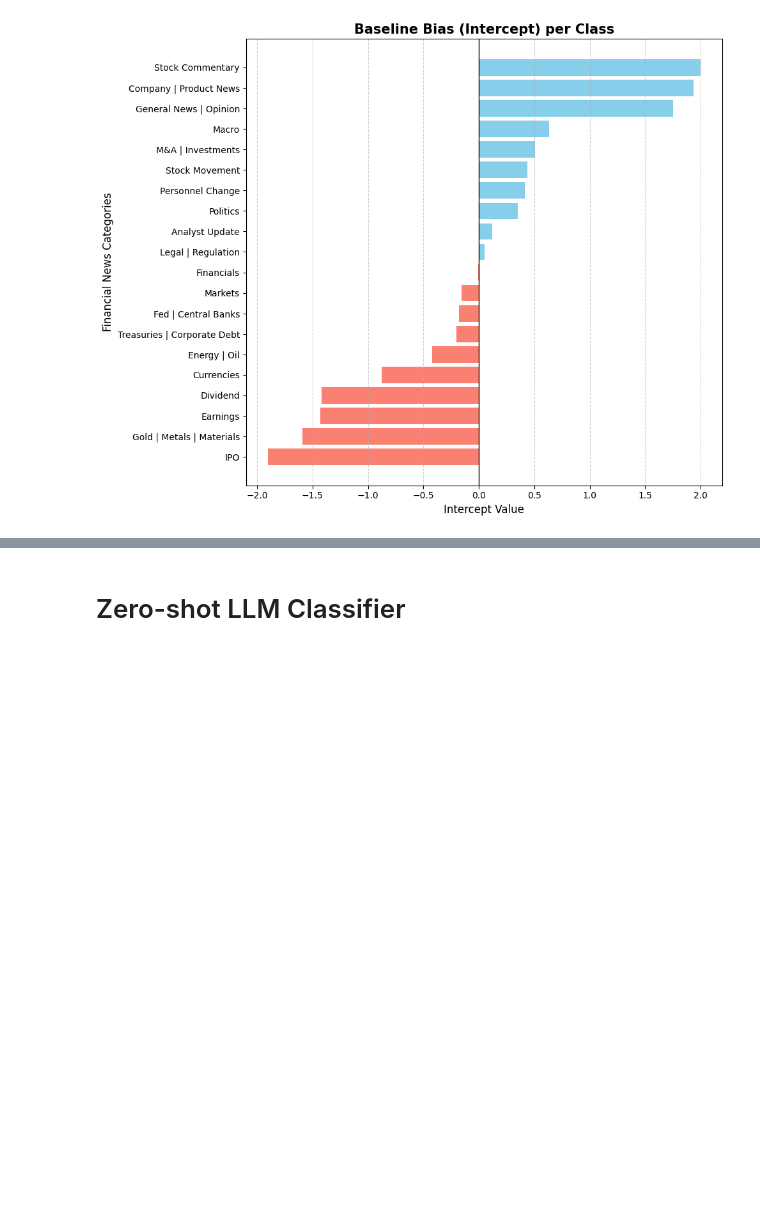
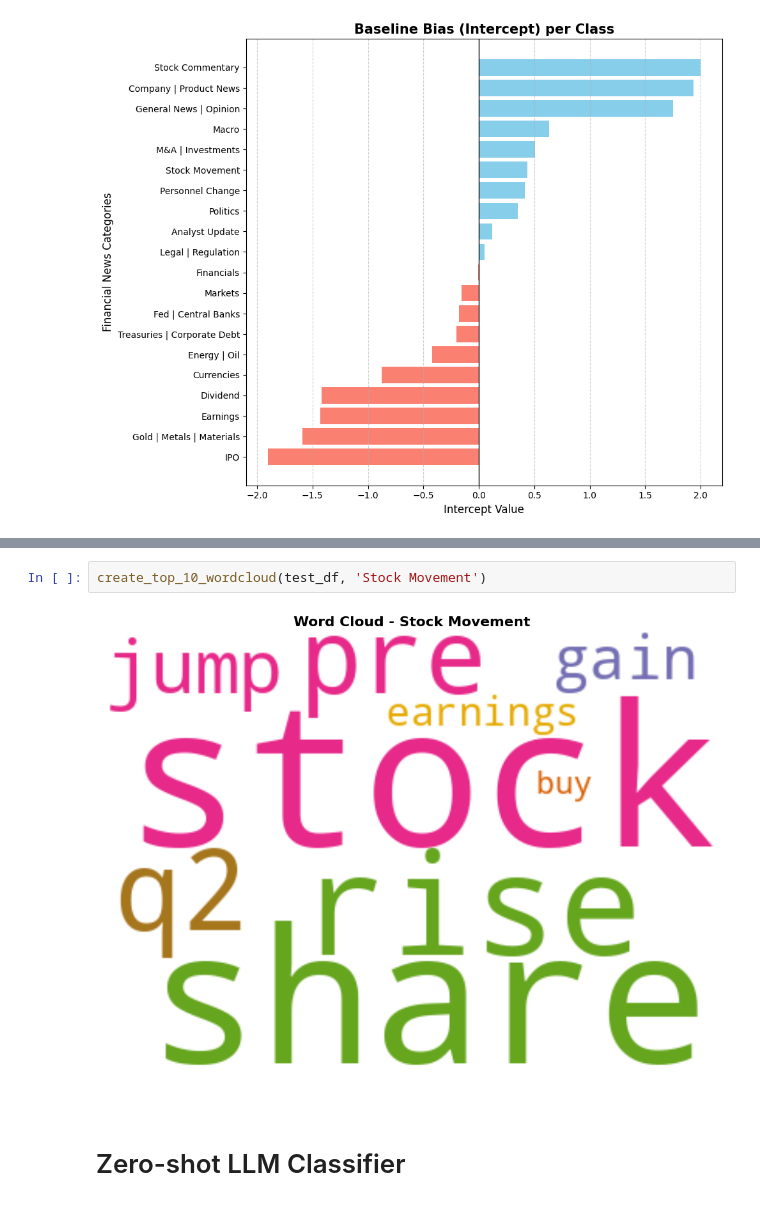
Before and after one commit to oransom48/CU-CompLing-Assignments, a Jupyter notebook: PA1 Text classification/model_comparison.ipynb, the cells around one changed output, grey strips where cells are left out. Cells and saved outputs as stored; diff of their text form; blank space fills up the shorter version.

```diff
--- a/PA1 Text classification/model_comparison.ipynb
+++ b/PA1 Text classification/model_comparison.ipynb
@@ -547,3 +741,7 @@ plt.show()
+# %%
+create_top_10_wordcloud(test_df, 'Stock Movement')
+# %% [output]
+[figure, added]
 # %% [markdown]
 # Zero-shot LLM Classifier
 # %%
```
Also changed, not shown: parts of 26 cells of this notebook, 1 other file.
